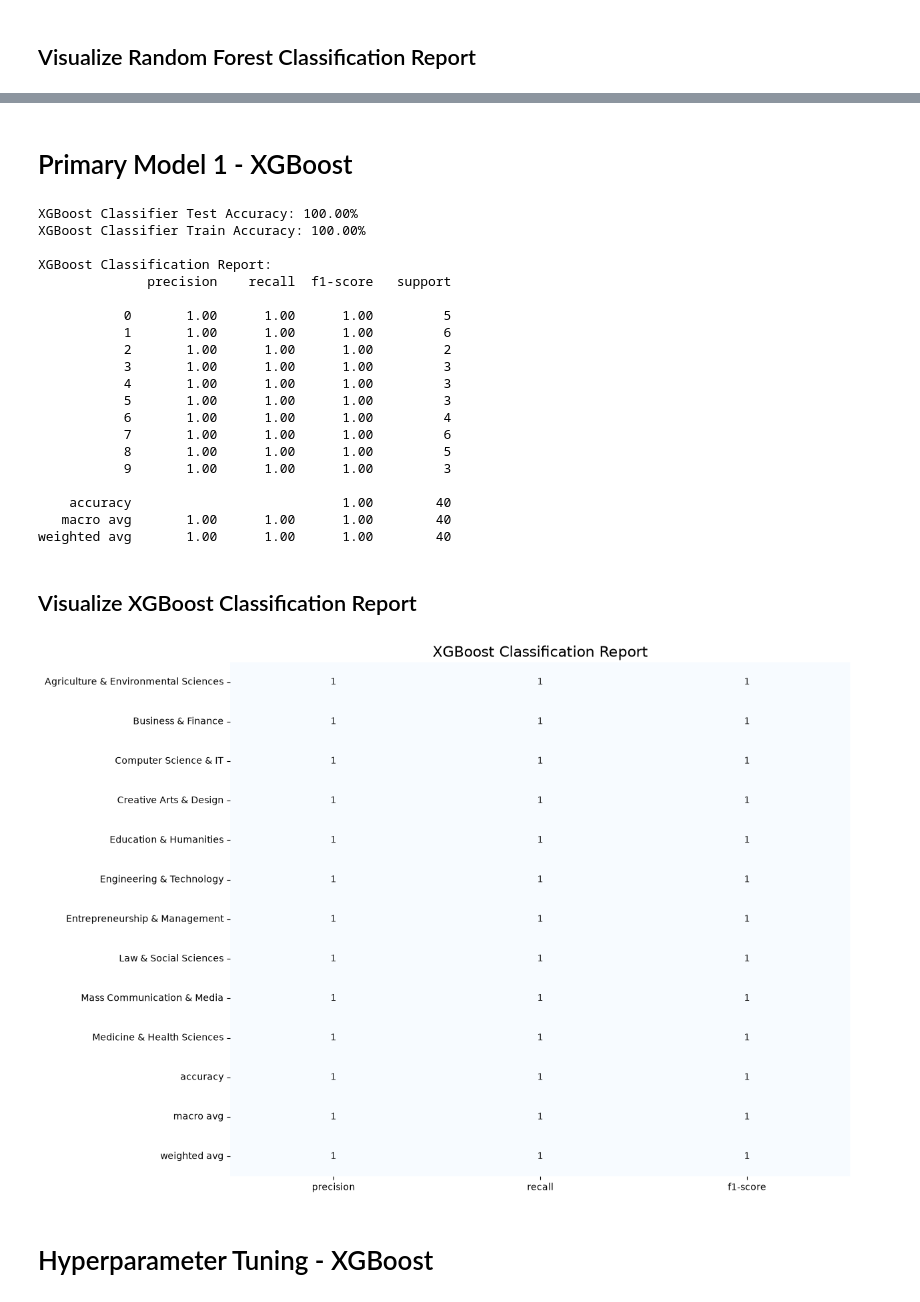
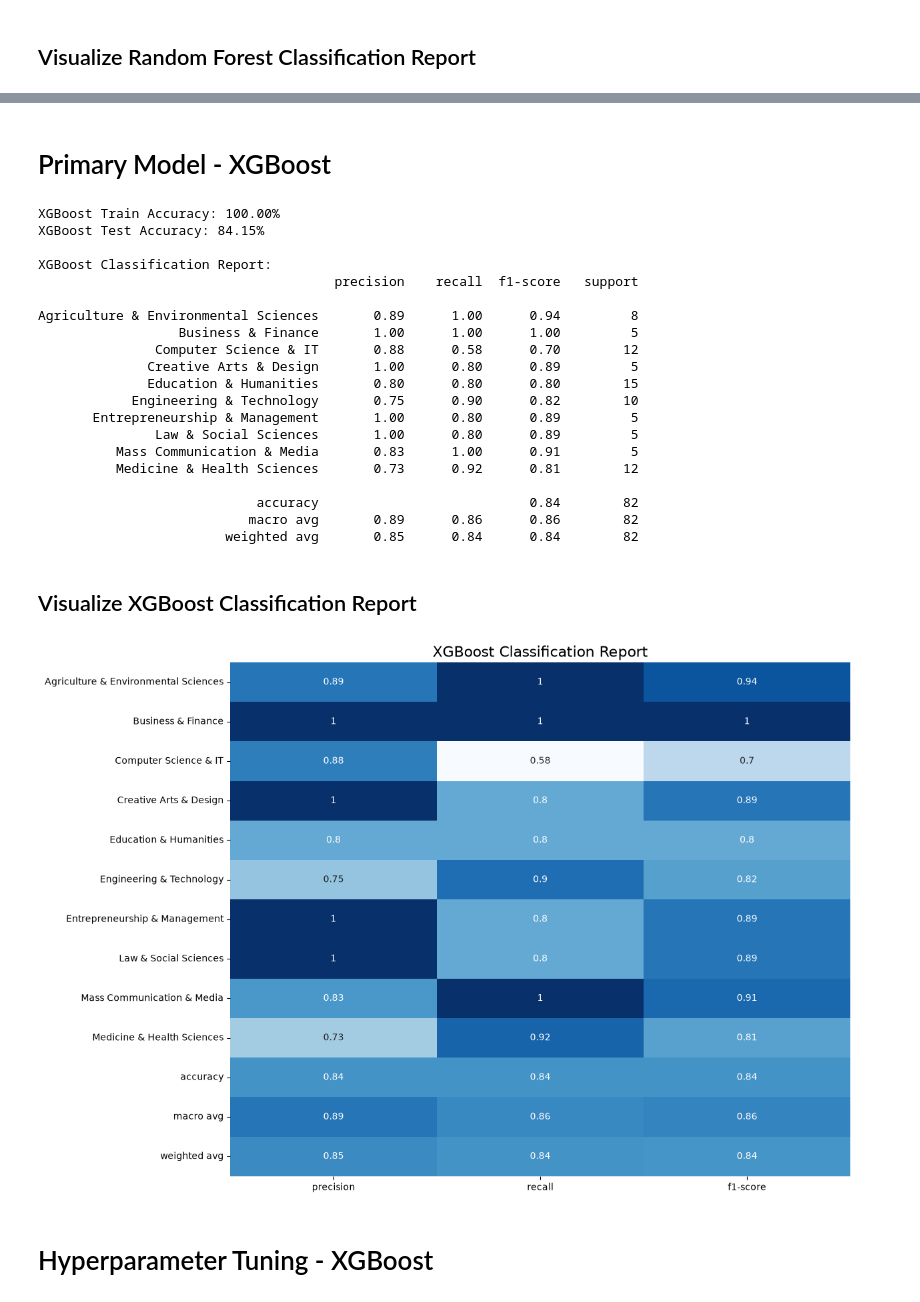
Before and after one commit to A-I-Jeremiah/Smart-Career-Portal, a Jupyter notebook: new_model.ipynb, the cells around one changed output, grey strips where cells are left out. Drawn from its saved outputs; the diff is of its cells as text; code cells hidden in the pictures.

```diff
--- a/new_model.ipynb
+++ b/new_model.ipynb
@@ -338,25 +391,6 @@ Class balance in train:
 # %% [markdown]
 # Baseline Model - Random Forest
 # %%
-rf_model = Pipeline(steps=[
-    ('preprocessor', preprocessor),
-    ('classifier', RandomForestClassifier(n_estimators=300,
-    max_depth=18,
-    min_samples_leaf=2,
-    class_weight="balanced",
-    random_state=42,
-    n_jobs=-1))
-])
-
-# Ensure preprocessor uses the normalized column names (underscores) to match X_train
-cat_cols_norm = [c.lower().strip().replace(' ', '_').replace('__', '_') for c in categorical_columns]
-num_cols_norm = [c.lower().strip().replace(' ', '_').replace('__', '_') for c in numerical_columns]
-
-preprocessor = ColumnTransformer(transformers=[
-    ('num', StandardScaler(), num_cols_norm),
-    ('cat', OrdinalEncoder(handle_unknown="use_encoded_value", unknown_value=-1), cat_cols_norm)
-])
-
 rf_model = Pipeline(steps=[
     ('preprocessor', preprocessor),
     ('classifier', RandomForestClassifier(
@@ -369,15 +403,18 @@ rf_model = Pipeline(steps=[
     ))
 ])
 
+# Fit the model
 rf_model.fit(X_train, y_train)
 
 # Evaluation
-rf_accuracy = accuracy_score(y_test, rf_model.predict(X_test))
-print(f"Random Forest Test Accuracy: {rf_accuracy*100:.2f}%")
-print(f"Random Forest Train Accuracy: {accuracy_score(y_train, rf_model.predict(X_train))*100:.2f}%")
+rf_train_accuracy = accuracy_score(y_train, rf_model.predict(X_train))
+rf_test_accuracy = accuracy_score(y_test, rf_model.predict(X_test))
+print(f"Random Forest Train Accuracy: {rf_train_accuracy*100:.2f}%")
+print(f"Random Forest Test Accuracy: {rf_test_accuracy*100:.2f}%")
 
 # Classification Report
-rf_classification_report = classification_report(y_test, rf_model.predict(X_test))
+rf_target_names = [str(c) if not (isinstance(c, float) and np.isnan(c)) else "Unknown" for c in label_encoder.classes_]
+rf_classification_report = classification_report(y_test, rf_model.predict(X_test), target_names=rf_target_names, zero_division=0)
 print("\nClassification Report for Random Forest Model:")
 print(rf_classification_report)
 # %% [output]
@@ -417,5 +454,5 @@ plt.show()
 # %% [markdown]
-# Primary Model 1 - XGBoost
+# Primary Model - XGBoost
 # %%
 xgb_model = Pipeline(steps=[
     ('preprocessor', preprocessor),
@@ -431,50 +468,52 @@ xgb_model = Pipeline(steps=[
     verbosity=0))
 ])
 
-xgb_model.fit(X_train, y_train)
+sample_weights = compute_sample_weight(class_weight='balanced', y=y_train)
+xgb_model.fit(X_train, y_train, classifier__sample_weight=sample_weights)
 
 # Evaluation
-xgb_accuracy = accuracy_score(y_test, xgb_model.predict(X_test))
-print(f"XGBoost Classifier Test Accuracy: {xgb_accuracy*100:.2f}%")
-print(f"XGBoost Classifier Train Accuracy: {accuracy_score(y_train, xgb_model.predict(X_train)) * 100:.2f}%")
+xgb_train_accuracy = accuracy_score(y_train, xgb_model.predict(X_train))
+xgb_test_accuracy = accuracy_score(y_test, xgb_model.predict(X_test))
+print(f"XGBoost Train Accuracy: {xgb_train_accuracy*100:.2f}%")
+print(f"XGBoost Test Accuracy: {xgb_test_accuracy*100:.2f}%")
 
 # Classification Report
-xgb_classification_report = classification_report(y_test, xgb_model.predict(X_test))
+xgb_classification_report = classification_report(y_test, xgb_model.predict(X_test), target_names=label_encoder.classes_, zero_division=0)
 print("\nXGBoost Classification Report:")
 print(xgb_classification_report)
 # %% [output]
-XGBoost Classifier Test Accuracy: 100.00%
-XGBoost Classifier Train Accuracy: 100.00%
+XGBoost Train Accuracy: 100.00%
+XGBoost Test Accuracy: 84.15%
 
 XGBoost Classification Report:
-              precision    recall  f1-score   support
+                                      precision    recall  f1-score   support
 
-           0       1.00      1.00      1.00         5
-           1       1.00      1.00      1.00         6
-           2       1.00      1.00      1.00         2
-           3       1.00      1.00      1.00         3
-           4       1.00      1.00      1.00         3
-           5       1.00      1.00      1.00         3
-           6       1.00      1.00      1.00         4
-           7       1.00      1.00      1.00         6
-           8       1.00      1.00      1.00         5
-           9       1.00      1.00      1.00         3
+Agriculture & Environmental Sciences       0.89      1.00      0.94         8
+                  Business & Finance       1.00      1.00      1.00         5
+               Computer Science & IT       0.88      0.58      0.70        12
+              Creative Arts & Design       1.00      0.80      0.89         5
+              Education & Humanities       0.80      0.80      0.80        15
+            Engineering & Technology       0.75      0.90      0.82        10
+       Entrepreneurship & Management       1.00      0.80      0.89         5
+               Law & Social Sciences       1.00      0.80      0.89         5
+          Mass Communication & Media       0.83      1.00      0.91         5
+          Medicine & Health Sciences       0.73      0.92      0.81        12
 
-    accuracy                           1.00        40
-   macro avg       1.00      1.00      1.00        40
-weighted avg       1.00      1.00      1.00        40
+                            accuracy                           0.84        82
+                           macro avg       0.89      0.86      0.86        82
+                        weighted avg       0.85      0.84      0.84        82
 # %% [markdown]
 ## Visualize XGBoost Classification Report
 # %%
-xgb_classification_report_dict = classification_report(y_test, xgb_model.predict(X_test), target_names=label_encoder.classes_, output_dict=True)
+xgb_classification_report_dict = classification_report(y_test, xgb_model.predict(X_test), target_names=label_encoder.classes_, output_dict=True, zero_division=0)
 # Plot Random Forest Classification Report
 fig, ax = plt.subplots(figsize=(12, 10))
 sns.heatmap(pd.DataFrame(xgb_classification_report_dict).iloc[:-1, :].T, annot=True, cmap="Blues", cbar=False, ax=ax)
 ax.set_title("XGBoost Classification Report", fontsize=16)
 #plt.savefig("ml/models/classification_report.png", dpi=120, bbox_inches="tight")
 plt.show()
 # %% [output]
-[figure, old version]
+[figure, new version]
 # %% [markdown]
 # Hyperparameter Tuning - XGBoost
 # %%
```
Also changed, not shown: parts of 19 cells of this notebook, 3 other files.
